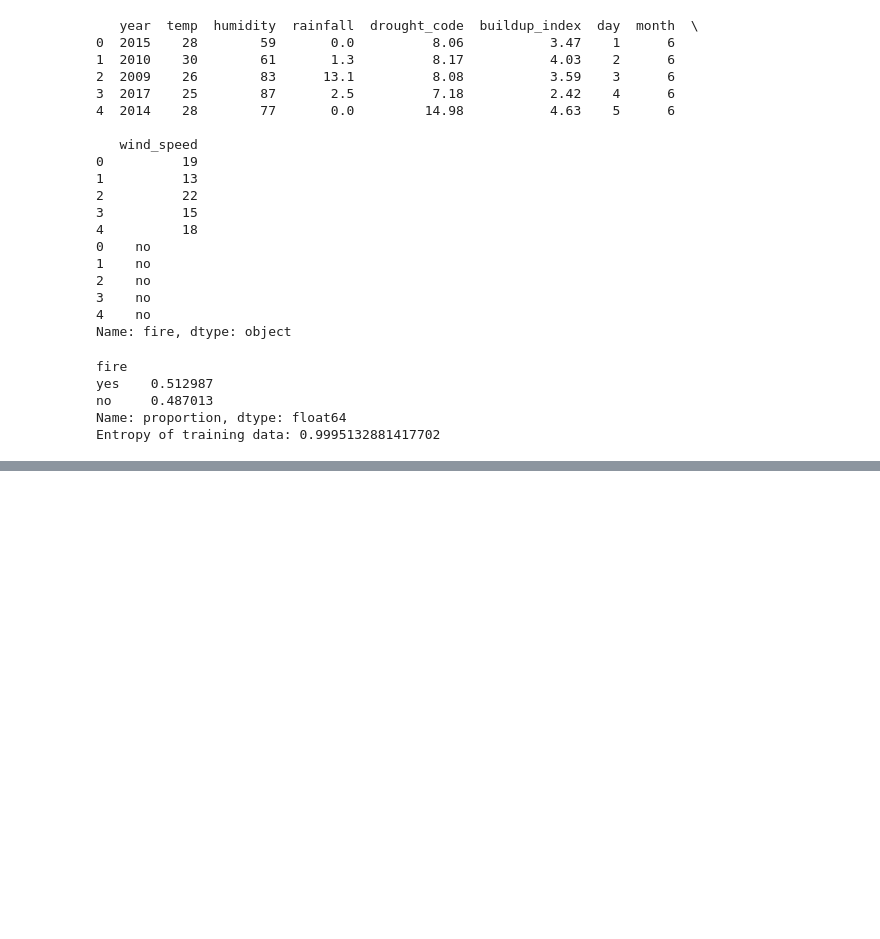
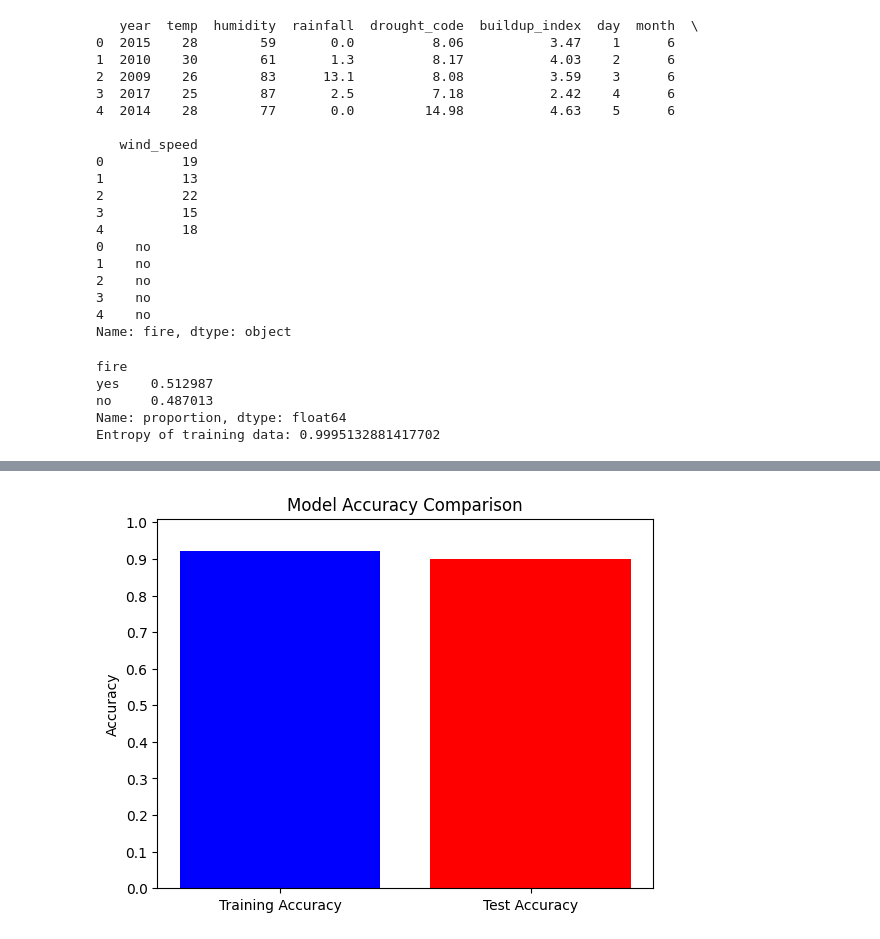
Before and after one commit to G-cae78/Model-Training-ML-1, a Jupyter notebook: LogicalRegression.ipynb, the cells around one changed output, grey strips where cells are left out. Saved outputs shown, nothing was run; the diff lists cells and outputs as text; code cells hidden in the pictures; blank space fills up the shorter version.

```diff
--- a/LogicalRegression.ipynb
+++ b/LogicalRegression.ipynb
@@ -196,0 +425,20 @@ Please also refer to the documentation for alternative solver options:
+# %%
+# Highest Accuracy on training data with hyperparameters
+# Model fitting and accuracy evaluation
+from sklearn.linear_model import LogisticRegression
+from sklearn.metrics import classification_report
+from matplotlib import pyplot as plt
+
+#Model with default settings, setting random_state for reproducibility
+lr_model = LogisticRegression(max_iter = 200, C = 4.714866363457395)
+
+#Fit the model to the training data
+lr_model.fit(X_training, y_training)
+
+#Compute accuracy on the training predictions
+#predictions = lr_model.predict(X_training)
+#print("Predictions on training dataset provided:", predictions)
+training_accuracy = lr_model.score(X_training, y_training)
+
+print("Accuracy on training dataset provided:", training_accuracy)
+print(classification_report(y_test, lr_model.predict(X_test)))
@@ -205,3 +480,12 @@ Accuracy on test dataset provided: 0.9
+# %%
+plt.bar(['Training Accuracy', 'Test Accuracy'], [training_accuracy, test_accuracy], color=['blue', 'red'])
+plt.ylim(0, 1.01)
+plt.yticks(np.arange(0, 1.1, 0.1))
+plt.title("Model Accuracy Comparison")
+plt.ylabel("Accuracy")
+plt.show()
+# %% [output]
+[figure, added]
 # %%
 # Some pre-processing on the data(scaling)
 from sklearn import preprocessing
```
Also changed, not shown: parts of 7 cells of this notebook, 2 other files.
